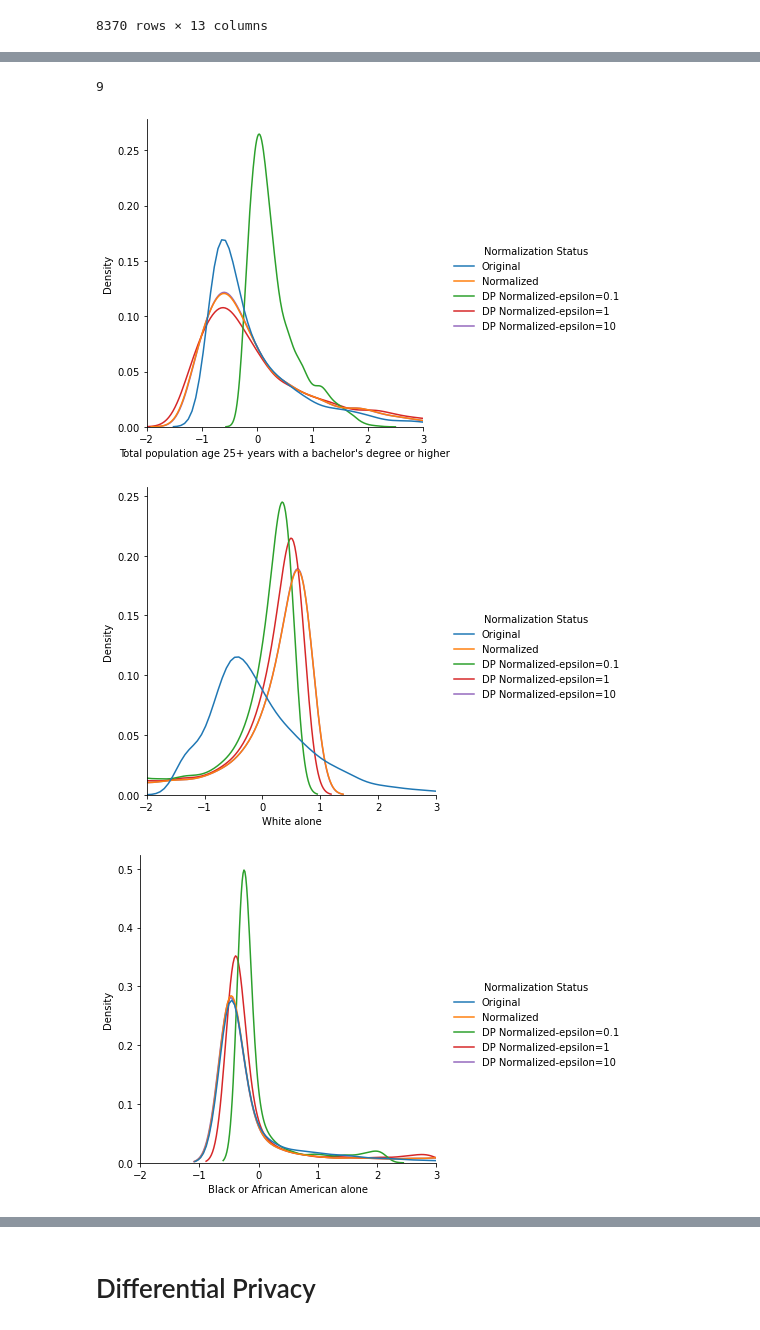
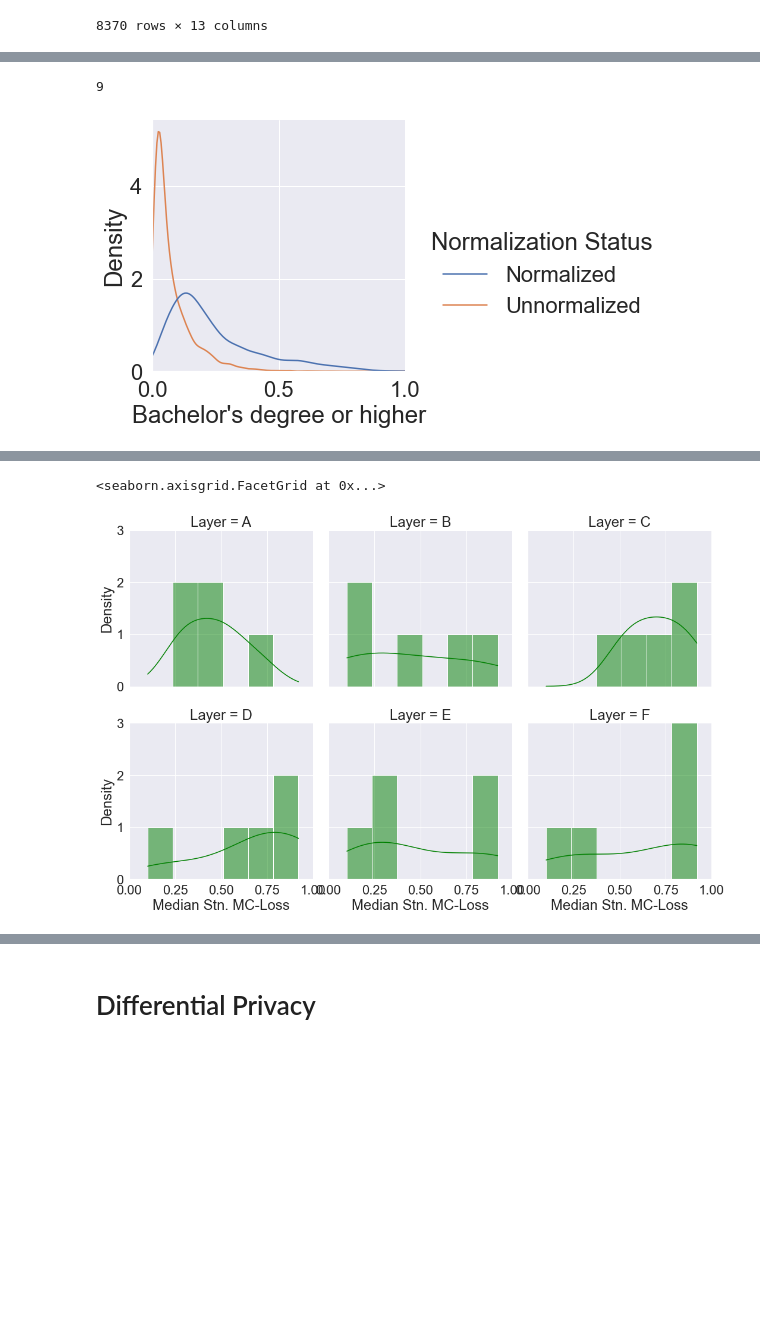
Before and after one commit to duyhho/NSFSCC-Python, a Jupyter notebook: Census/Census-Data-Visualization.ipynb, the cells around one changed output, grey strips where cells are left out. Cells and saved outputs as stored; diff of their text form; code cells hidden in the pictures; blank space fills up the shorter version.

```diff
--- a/Census/Census-Data-Visualization.ipynb
+++ b/Census/Census-Data-Visualization.ipynb
@@ -63,7 +63,7 @@ df_scaled['Normalization Status'] = ['Unnormalized']*len(df_scaled)
 
 df_scaled.head()
 
-combined_df = pd.concat([df_norm_scaled, df_scaled], axis = 0)
+combined_df = pd.concat([df_norm_scaled, df_scaled], axis = 0).reset_index(drop = True)
 print(len(combined_df))
 # %% [output]
 |  | Total population | Median income | Median home value | Total population age 25+ years wi... | White alone | ... |
@@ -103,15 +145,17 @@ sns.displot(combined_df, x=column, kind="kde")
 # %%
-normalized_columns = ["Total population age 25+ years with a bachelor's degree or higher",
+combined_df = combined_df.rename(columns={"Total population age 25+ years with a bachelor's degree or higher": "Bachelor's degree or higher"}).reset_index(drop=True)
+
+normalized_columns = ["Bachelor's degree or higher",
        'White alone', 'Black or African American alone', 'Asian alone',
        'Hispanic or Latino', 'Total Vacant', 'Total Renter Occupied',
        'Total unemployed', 'Households with income below poverty',]
 print(len(normalized_columns))
+sns.set(font_scale = 2)
 for index, col in enumerate(normalized_columns):
     g= sns.displot(combined_df, x=col, hue="Normalization Status", kind="kde", height=5)
-    g.set(xlim=(-2,3))
-    g.savefig("{}.png".format(col))
+    g.set(xlim=(-0,1))
+#     g.savefig("{}.png".format(col))
+    break
 # %% [output]
 9
-[figure, old version]
+[figure, new version]
-[figure, removed]
-[figure, removed]
@@ -136,9 +174,12 @@ df = pd.DataFrame(stat_list).T
 df.columns = ['A', 'B', 'C', 'D', 'E', 'F']
 
 # now stack the data into a long (tidy) format
-dfl = df.stack().reset_index(level=1).rename(columns={'level_1': 'Layer', 0: 'Median Stn. MC-Loss'})
+dfl = df.stack().reset_index(level=1).rename(columns={'level_1': 'Layer', 0: 'Median Stn. MC-Loss'}).reset_index(drop=True)
 
 # plot a displot
 g = sns.displot(data=dfl, x='Median Stn. MC-Loss', col='Layer', col_wrap=3, kde=True, color='green')
 g.set_axis_labels(y_var='Density')
 g.set(xlim=(0, 1.0), ylim=(0, 3.0))
+# %% [output]
+<seaborn.axisgrid.FacetGrid at 0x...>
+[figure, added]
```
Also changed, not shown: parts of 16 cells of this notebook, 15 other files.
